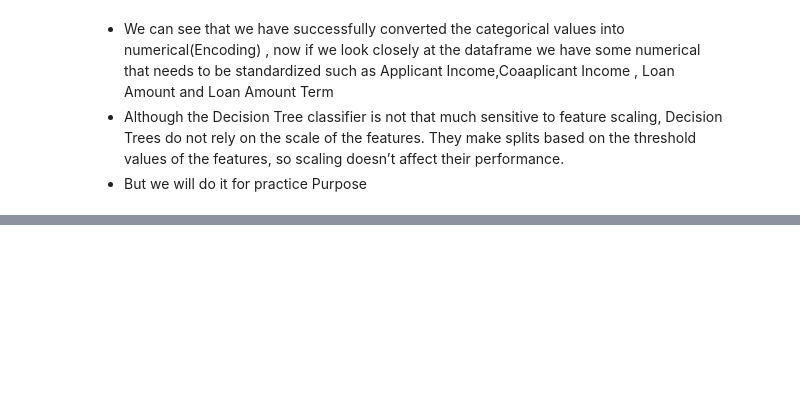
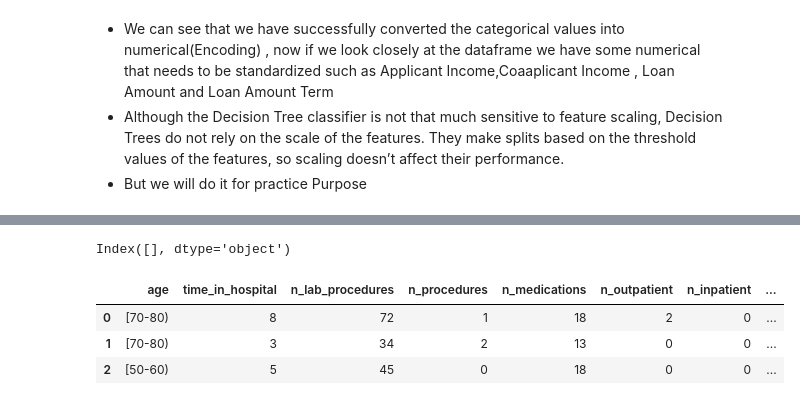
Before and after one commit to Syed-Shahir/100DaysOfBytewise, a Jupyter notebook: BTW_W6_Task3.ipynb, the cells around one changed output, grey strips where cells are left out. Cells and saved outputs as stored; diff of their text form; code cells hidden in the pictures; blank space fills up the shorter version.

```diff
--- a/BTW_W6_Task3.ipynb
+++ b/BTW_W6_Task3.ipynb
@@ -215,0 +230,16 @@ ROC-AUC: 0.7121848739495799
+# %%
+#importing dataset
+fp = 'hospital_readmissions.csv'
+hospital_df = pd.read_csv(fp)
+
+#check for null
+print(hospital_df.columns[hospital_df.isnull().any()])
+
+#a look at the dataset
+hospital_df.head(3)
+# %% [output]
+Index([], dtype='object')
+|  | age | time_in_hospital | n_lab_procedures | n_procedures | n_medications | n_outpatient | n_inpatient | ... |
+| 0 | [70-80) | 8 | 72 | 1 | 18 | 2 | 0 | ... |
+| 1 | [70-80) | 3 | 34 | 2 | 13 | 0 | 0 | ... |
+| 2 | [50-60) | 5 | 45 | 0 | 18 | 0 | 0 | ... |
```
Also changed, not shown: parts of 13 cells of this notebook.
